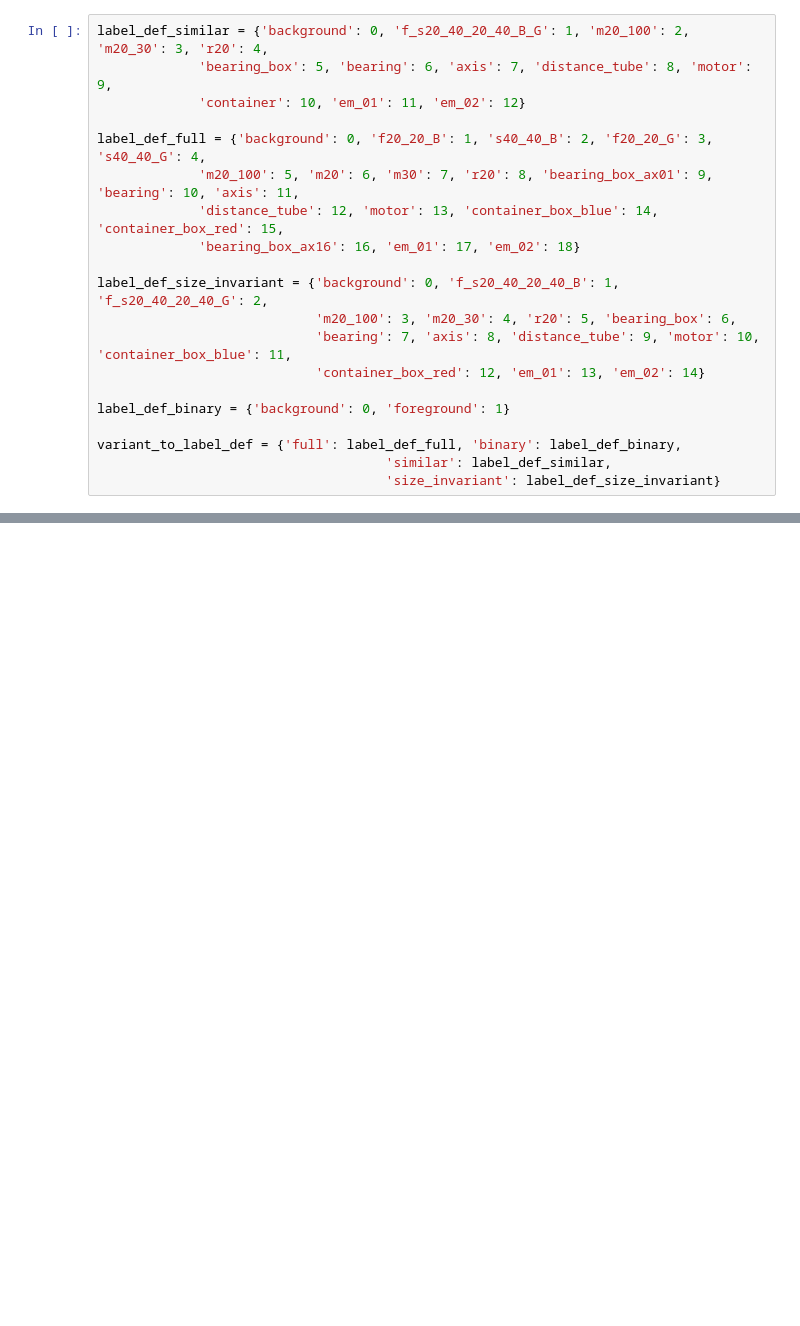
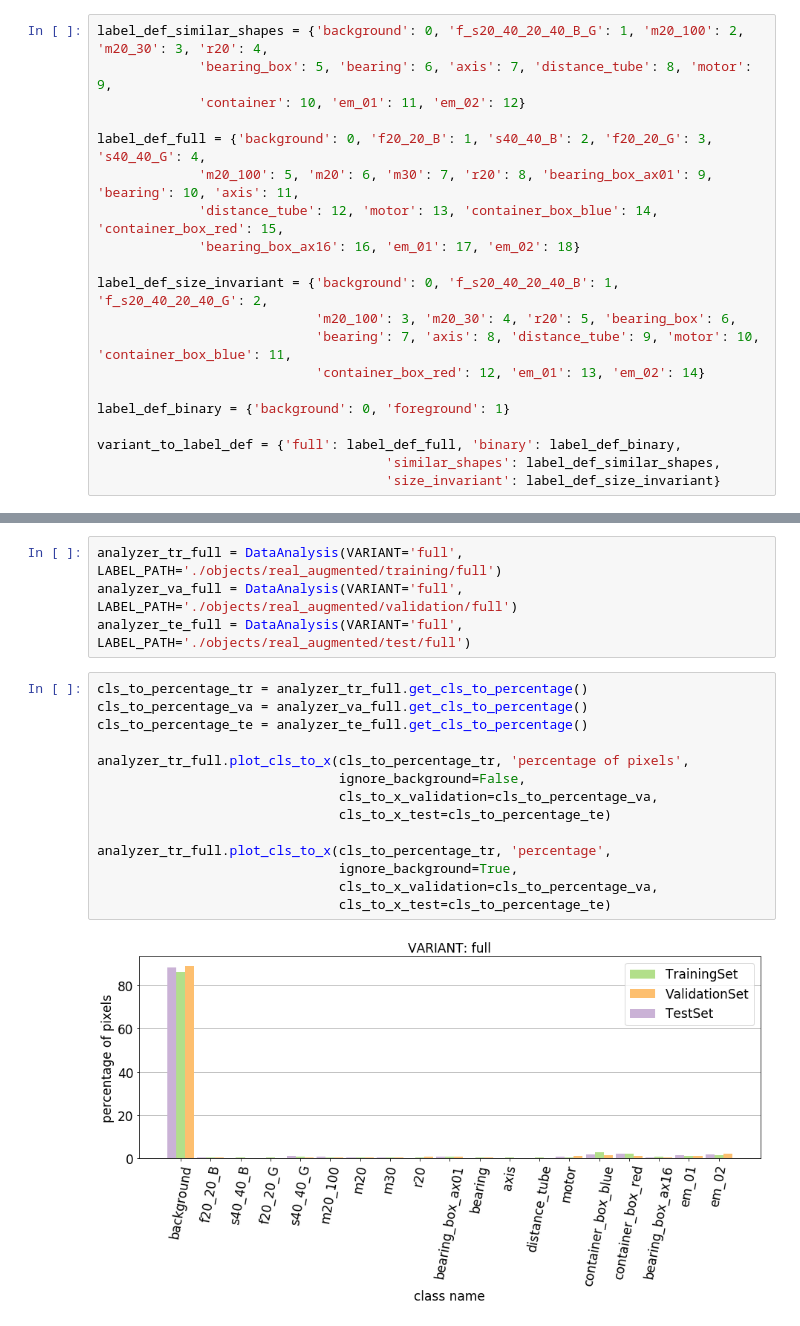
Before and after one commit to NareshGuru77/SemanticSegmentation, a Jupyter notebook: Dataset/data_augmentation/data_analysis.ipynb, the cells around one changed output, grey strips where cells are left out. Drawn from its saved outputs; the diff is of its cells as text; blank space fills up the shorter version.

Commit message:
improved result plotting

```diff
--- a/Dataset/data_augmentation/data_analysis.ipynb
+++ b/Dataset/data_augmentation/data_analysis.ipynb
@@ -6,5 +7,5 @@ import matplotlib.pyplot as plt
 # %%
-label_def_similar = {'background': 0, 'f_s20_40_20_40_B_G': 1, 'm20_100': 2, 'm20_30': 3, 'r20': 4,
+label_def_similar_shapes = {'background': 0, 'f_s20_40_20_40_B_G': 1, 'm20_100': 2, 'm20_30': 3, 'r20': 4,
              'bearing_box': 5, 'bearing': 6, 'axis': 7, 'distance_tube': 8, 'motor': 9,
              'container': 10, 'em_01': 11, 'em_02': 12}
 
@@ -21,7 +22,7 @@ label_def_size_invariant = {'background': 0, 'f_s20_40_20_40_B': 1, 'f_s20_40_20
 label_def_binary = {'background': 0, 'foreground': 1}
 
 variant_to_label_def = {'full': label_def_full, 'binary': label_def_binary,
-                                     'similar': label_def_similar,
+                                     'similar_shapes': label_def_similar_shapes,
                                      'size_invariant': label_def_size_invariant}
 # %%
 class DataAnalysis():
@@ -170,0 +176,20 @@ List of weights obtained by calling DataAnalysis():
+# %%
+analyzer_tr_full = DataAnalysis(VARIANT='full', LABEL_PATH='./objects/real_augmented/training/full')
+analyzer_va_full = DataAnalysis(VARIANT='full', LABEL_PATH='./objects/real_augmented/validation/full')
+analyzer_te_full = DataAnalysis(VARIANT='full', LABEL_PATH='./objects/real_augmented/test/full')
+# %%
+cls_to_percentage_tr = analyzer_tr_full.get_cls_to_percentage()
+cls_to_percentage_va = analyzer_va_full.get_cls_to_percentage()
+cls_to_percentage_te = analyzer_te_full.get_cls_to_percentage()
+
+analyzer_tr_full.plot_cls_to_x(cls_to_percentage_tr, 'percentage of pixels',
+                               ignore_background=False,
+                               cls_to_x_validation=cls_to_percentage_va,
+                               cls_to_x_test=cls_to_percentage_te)
+
+analyzer_tr_full.plot_cls_to_x(cls_to_percentage_tr, 'percentage',
+                               ignore_background=True,
+                               cls_to_x_validation=cls_to_percentage_va,
+                               cls_to_x_test=cls_to_percentage_te)
+# %% [output]
+[figure, added]
```
Also changed, not shown: parts of 26 cells of this notebook.
